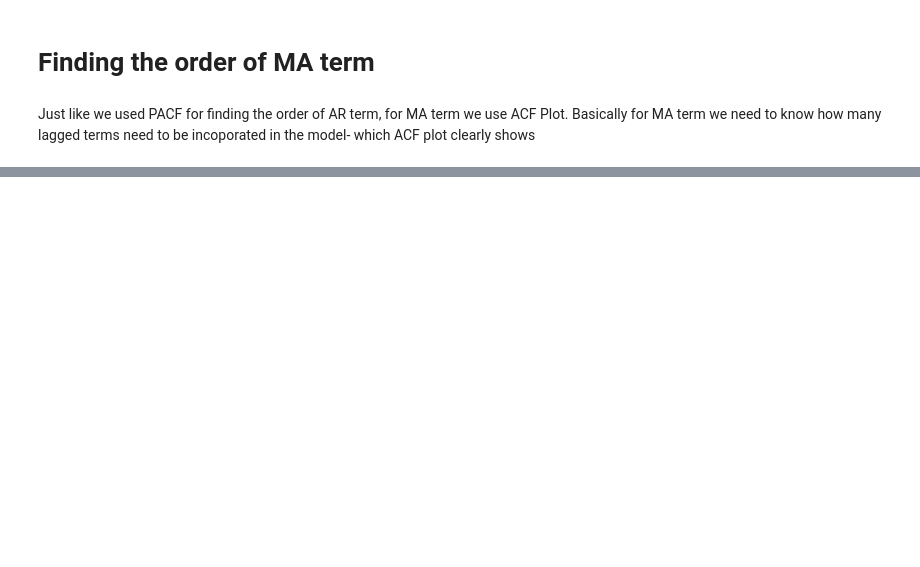
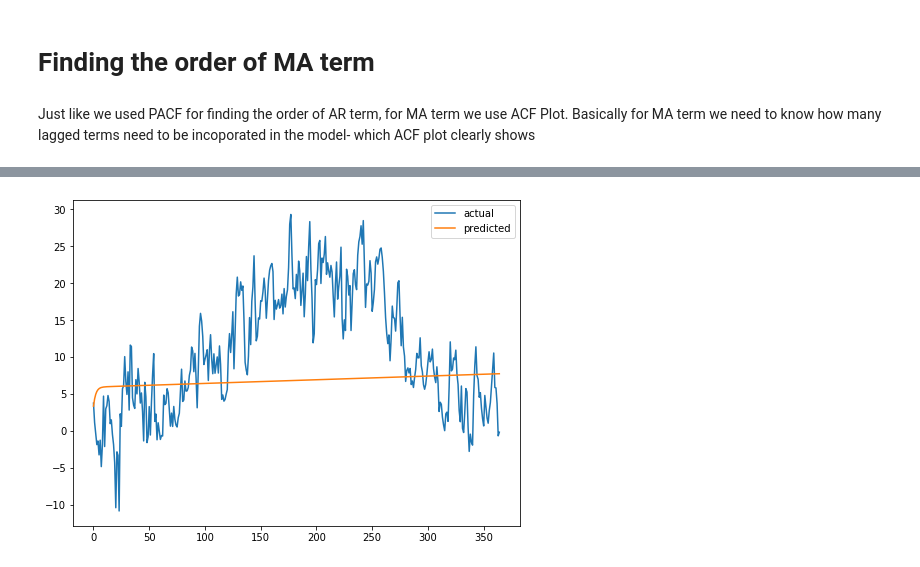
Before and after one commit to scherala/365DaysOfCoding, a Jupyter notebook: Time Series Forecasting -1.ipynb, the cells around one changed output, grey strips where cells are left out. Drawn from its saved outputs; the diff is of its cells as text; code cells hidden in the pictures; blank space fills up the shorter version.

```diff
--- a/Time Series Forecasting -1.ipynb
+++ b/Time Series Forecasting -1.ipynb
@@ -384,0 +448,11 @@ plt.show()
+# %%
+from pmdarima import auto_arima
+arima_model = auto_arima(y_to_train, seasonal=True, m=12)
+y_arima_forecast = arima_model.predict(n_periods=365)
+# %%
+plt.plot(y_to_test.values,label = 'actual')
+plt.plot(y_arima_forecast,label = 'predicted')
+plt.legend()
+plt.show()
+# %% [output]
+[figure, added]
```
Also changed, not shown: parts of 71 cells of this notebook, 24 other files.
